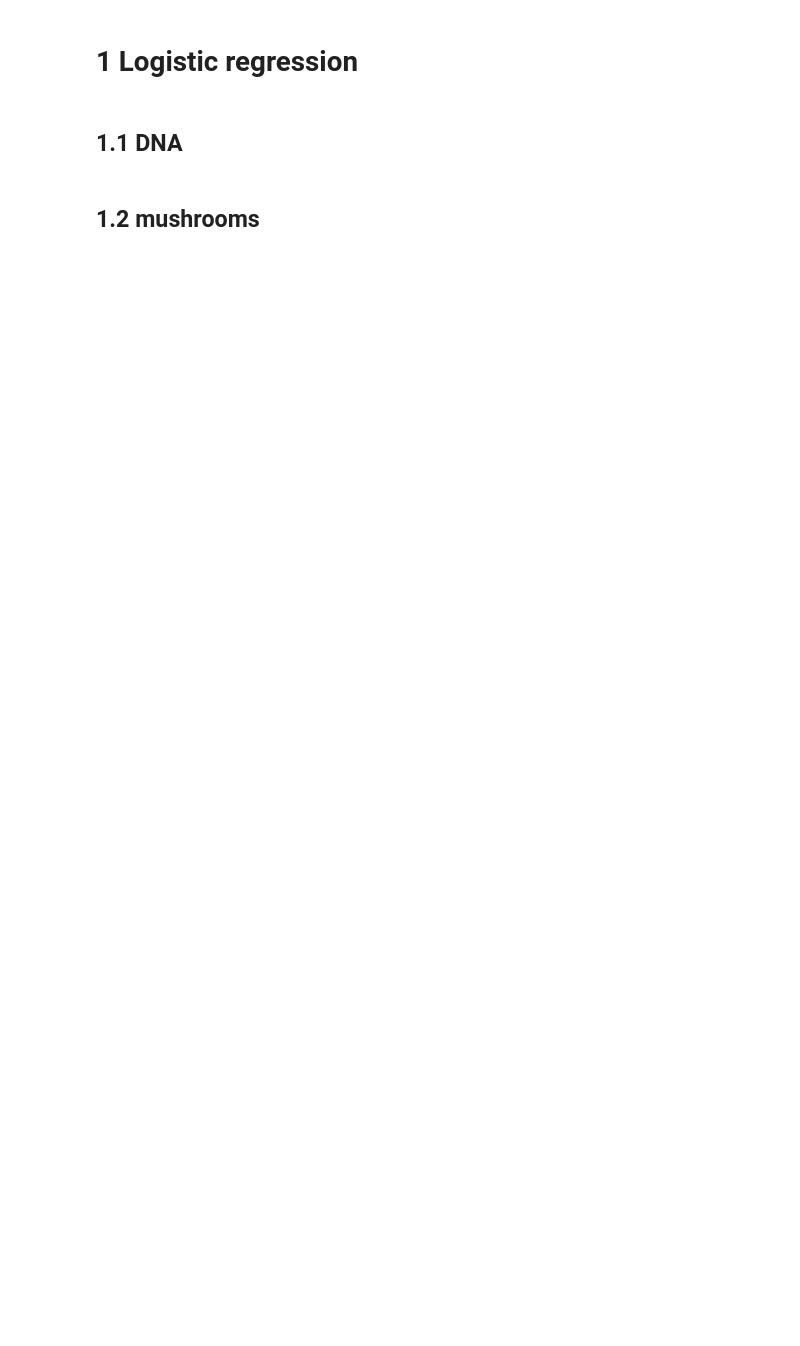
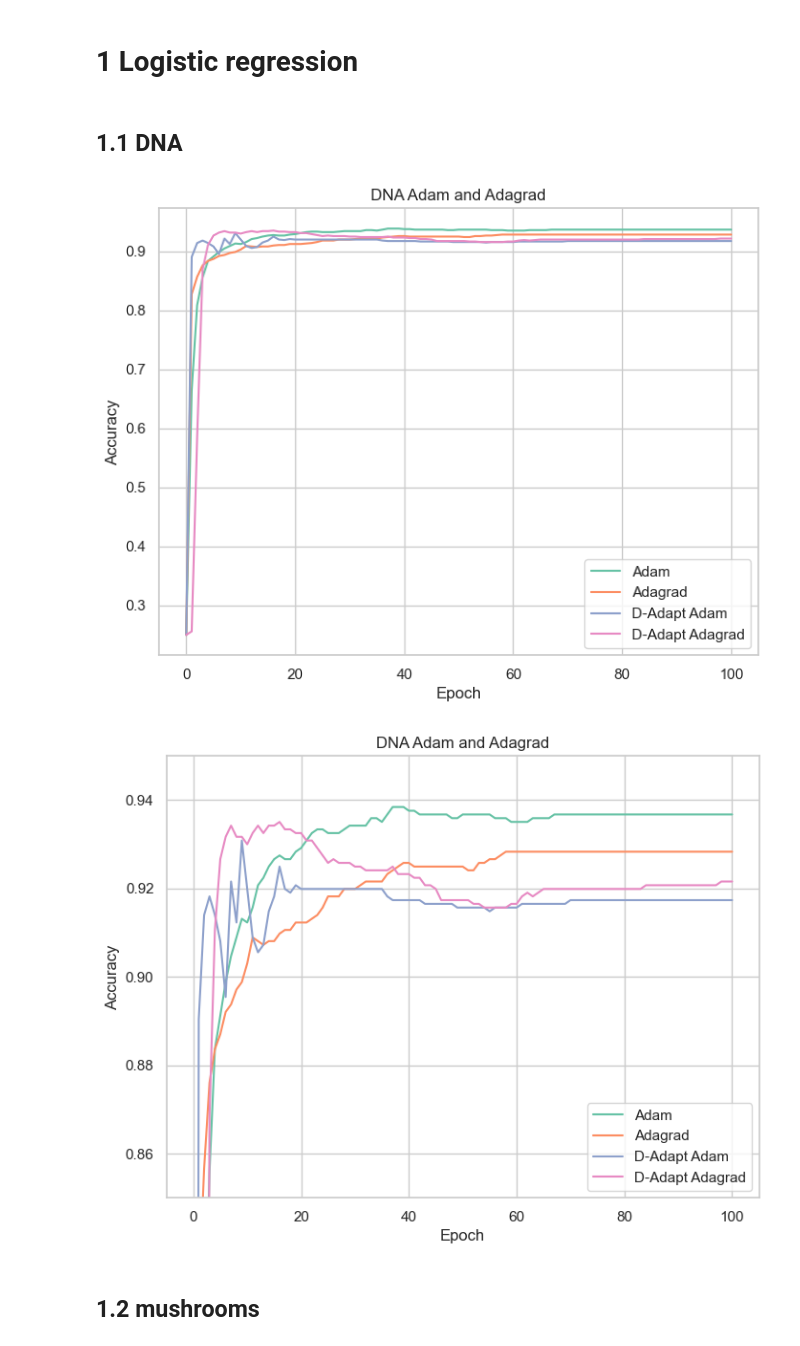
Before and after one commit to adaivr/Optimization-methods-Article-D-Adaptation, a Jupyter notebook: Article results reproduction.ipynb, the cells around one changed output. Drawn from its saved outputs; the diff is of its cells as text; code cells hidden in the pictures; blank space fills up the shorter version.

```diff
--- a/Article results reproduction.ipynb
+++ b/Article results reproduction.ipynb
@@ -109,4 +241,51 @@
 # %% [markdown]
 ## 1.1 DNA
+# %%
+train_path = "./Datasets/dna.scale.tr"
+test_path = "./Datasets/dna.scale.t"
+
+X_train, y_train = load_svmlight_file(train_path)
+X_test, y_test = load_svmlight_file(test_path)
+
+n_features = X_train.shape[1]
+n_classes = len(np.unique(y_train))
+
+train_loader = GetLoader(X_train.toarray(), y_train, batch_size=16, shuffle=False)
+test_loader = GetLoader(X_test.toarray(), y_test, batch_size=256, shuffle=False)
+
+class model_class(nn.Sequential):
+    def __init__(self):
+        super().__init__(torch.nn.Linear(n_features, n_classes))
+
+def lr_decay(k):
+    if k in [60, 80, 95]:
+        return 0.1
+    return 1
+# %%
+results = check_optimizers(optimizers, 100, model_class, train_loader, test_loader, lr_decay)
+# %%
+plt.figure(figsize=(8, 6))
+for title in results:
+    data = results[title]
+    plt.plot(data["Accuracy"], label=title)
+plt.legend()
+plt.title("DNA Adam and Adagrad")
+plt.xlabel("Epoch")
+plt.ylabel("Accuracy")
+plt.show()
+
+plt.figure(figsize=(8, 6))
+for title in results:
+    data = results[title]
+    plt.plot(data["Accuracy"], label=title)
+plt.legend()
+plt.ylim(0.85, 0.95)
+plt.title("DNA Adam and Adagrad")
+plt.xlabel("Epoch")
+plt.ylabel("Accuracy")
+plt.show()
+# %% [output]
+[figure, added]
+[figure, added]
 # %% [markdown]
 ## 1.2 mushrooms
```
Also changed, not shown: parts of 17 cells of this notebook.
